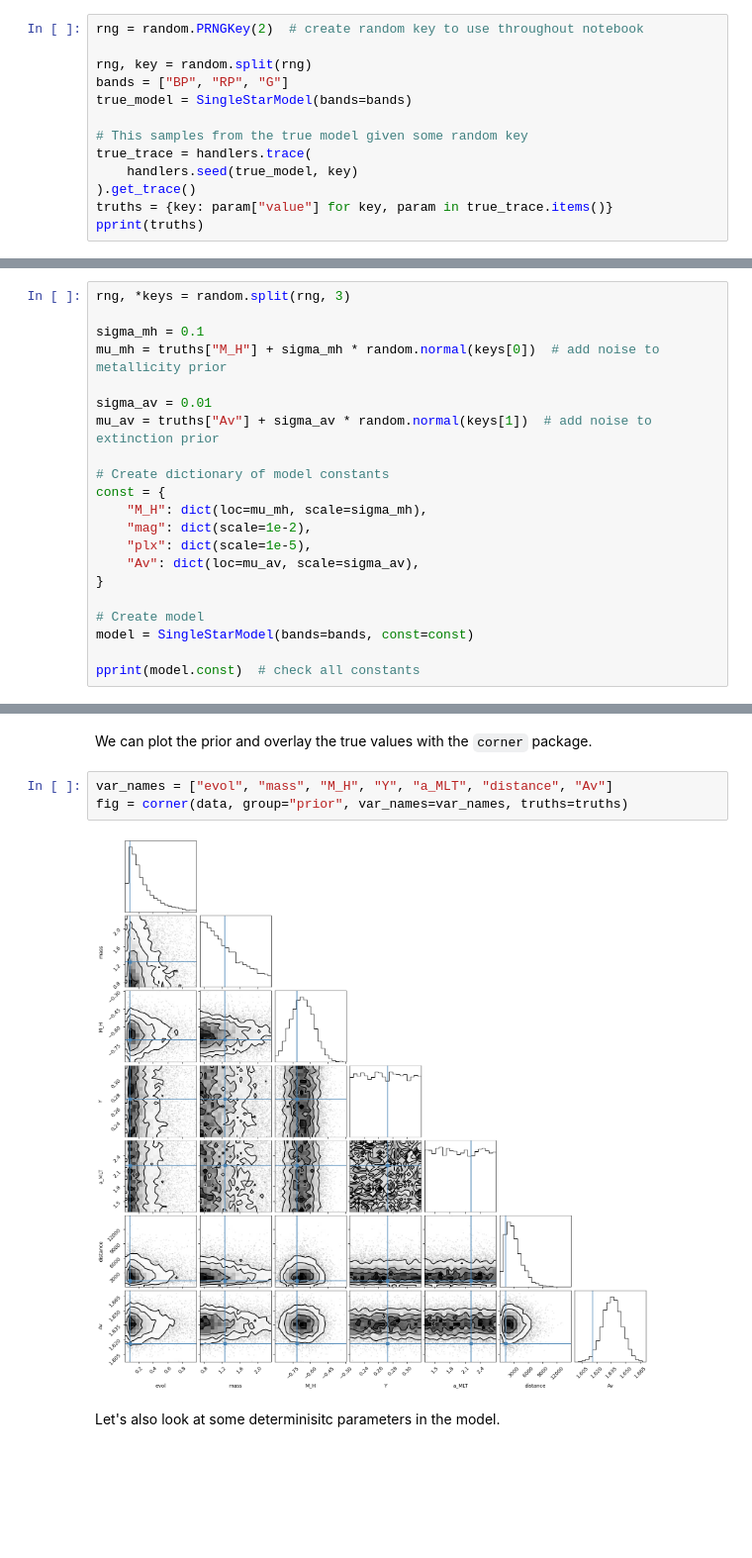
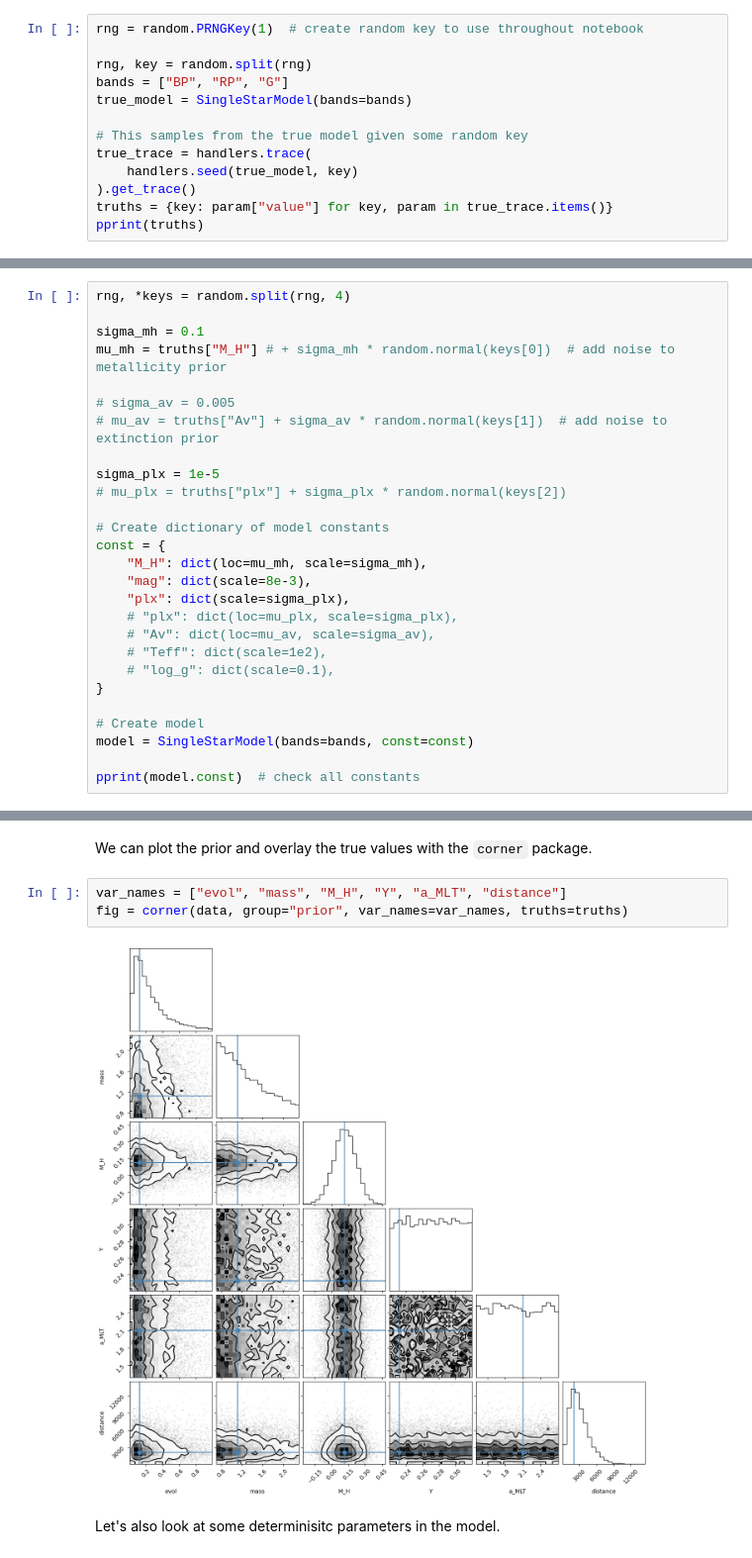
Before and after one commit to alexlyttle/scalable-stellar-inference, a Jupyter notebook: notebook/single-star-phot.ipynb, the cells around one changed output, grey strips where cells are left out. Shown at 99% size. Saved outputs shown, nothing was run; the diff lists cells and outputs as text; blank space fills up the shorter version.

Commit message:
Update with distance prior and fixed Av

```diff
--- a/notebook/single-star-phot.ipynb
+++ b/notebook/single-star-phot.ipynb
@@ -34,7 +35,7 @@ PyMultiNest not imported.  MultiNest fits will not work.
 
 Let's synthesis some true parameters for our star from the `SingleStarModel` prior.
 # %%
-rng = random.PRNGKey(2)  # create random key to use throughout notebook
+rng = random.PRNGKey(1)  # create random key to use throughout notebook
 
 rng, key = random.split(rng)
 bands = ["BP", "RP", "G"]
@@ -69,20 +70,26 @@ pprint(truths)
 
 Now, let's create our star model. We need to provide some model constants. These are typically shape parameters for prior distributions. You can see the full `dict` of constants in the `model.const` attribute.
 # %%
-rng, *keys = random.split(rng, 3)
+rng, *keys = random.split(rng, 4)
 
 sigma_mh = 0.1
-mu_mh = truths["M_H"] + sigma_mh * random.normal(keys[0])  # add noise to metallicity prior
+mu_mh = truths["M_H"] # + sigma_mh * random.normal(keys[0])  # add noise to metallicity prior
 
-sigma_av = 0.01
-mu_av = truths["Av"] + sigma_av * random.normal(keys[1])  # add noise to extinction prior
+# sigma_av = 0.005
+# mu_av = truths["Av"] + sigma_av * random.normal(keys[1])  # add noise to extinction prior
+
+sigma_plx = 1e-5
+# mu_plx = truths["plx"] + sigma_plx * random.normal(keys[2])
 
 # Create dictionary of model constants
 const = {
     "M_H": dict(loc=mu_mh, scale=sigma_mh),
-    "mag": dict(scale=1e-2),
-    "plx": dict(scale=1e-5),
-    "Av": dict(loc=mu_av, scale=sigma_av),
+    "mag": dict(scale=8e-3),
+    "plx": dict(scale=sigma_plx),
+    # "plx": dict(loc=mu_plx, scale=sigma_plx),
+    # "Av": dict(loc=mu_av, scale=sigma_av),
+    # "Teff": dict(scale=1e2),
+    # "log_g": dict(scale=0.1),
 }
 
 # Create model
@@ -117,10 +124,10 @@ Inference data with groups:
 # %% [markdown]
 We can plot the prior and overlay the true values with the `corner` package.
 # %%
-var_names = ["evol", "mass", "M_H", "Y", "a_MLT", "distance", "Av"]
+var_names = ["evol", "mass", "M_H", "Y", "a_MLT", "distance"]
 fig = corner(data, group="prior", var_names=var_names, truths=truths)
 # %% [output]
-[figure, old version]
+[figure, new version]
 # %% [markdown]
 Let's also look at some determinisitc parameters in the model.
 # %%
```
Also changed, not shown: parts of 14 cells of this notebook.
